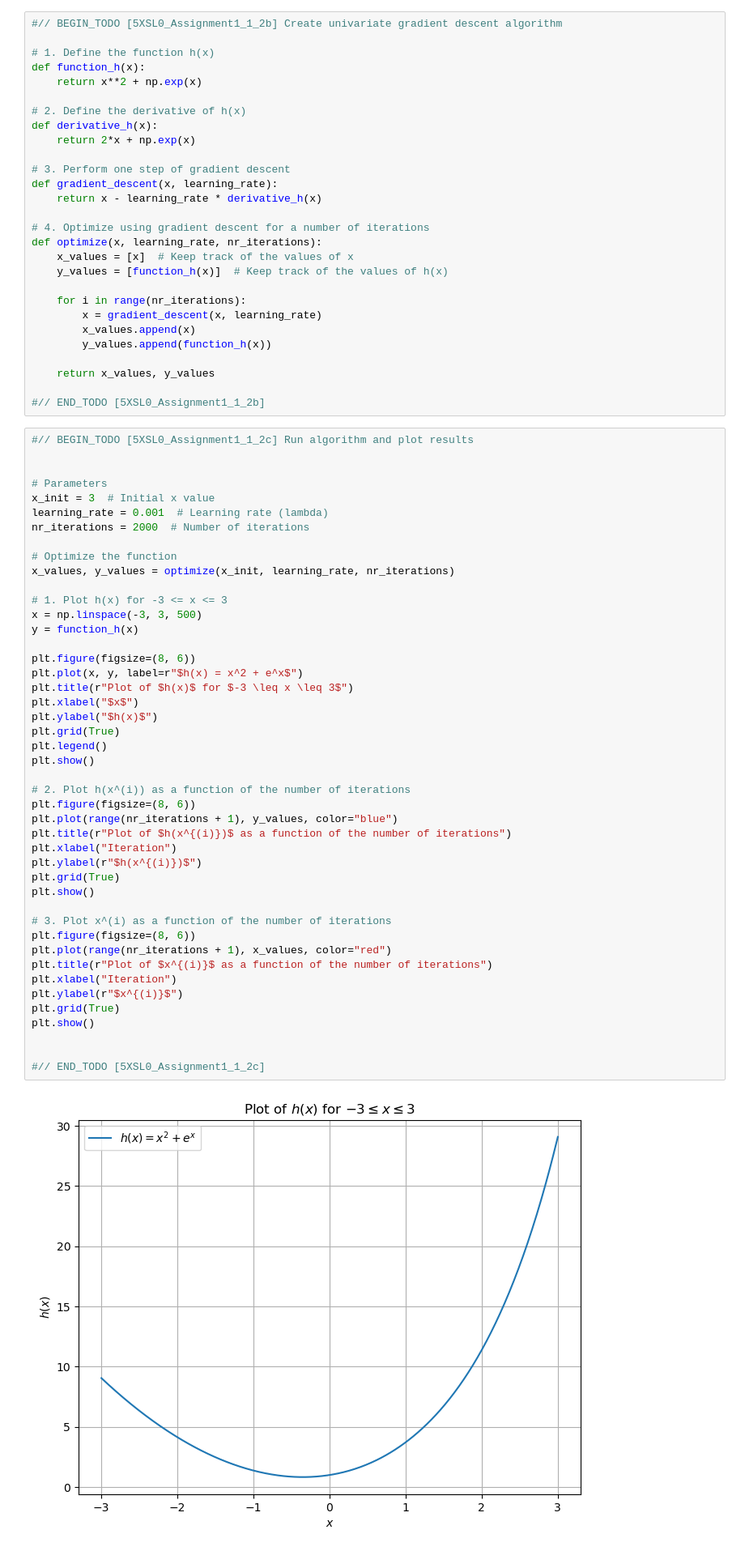
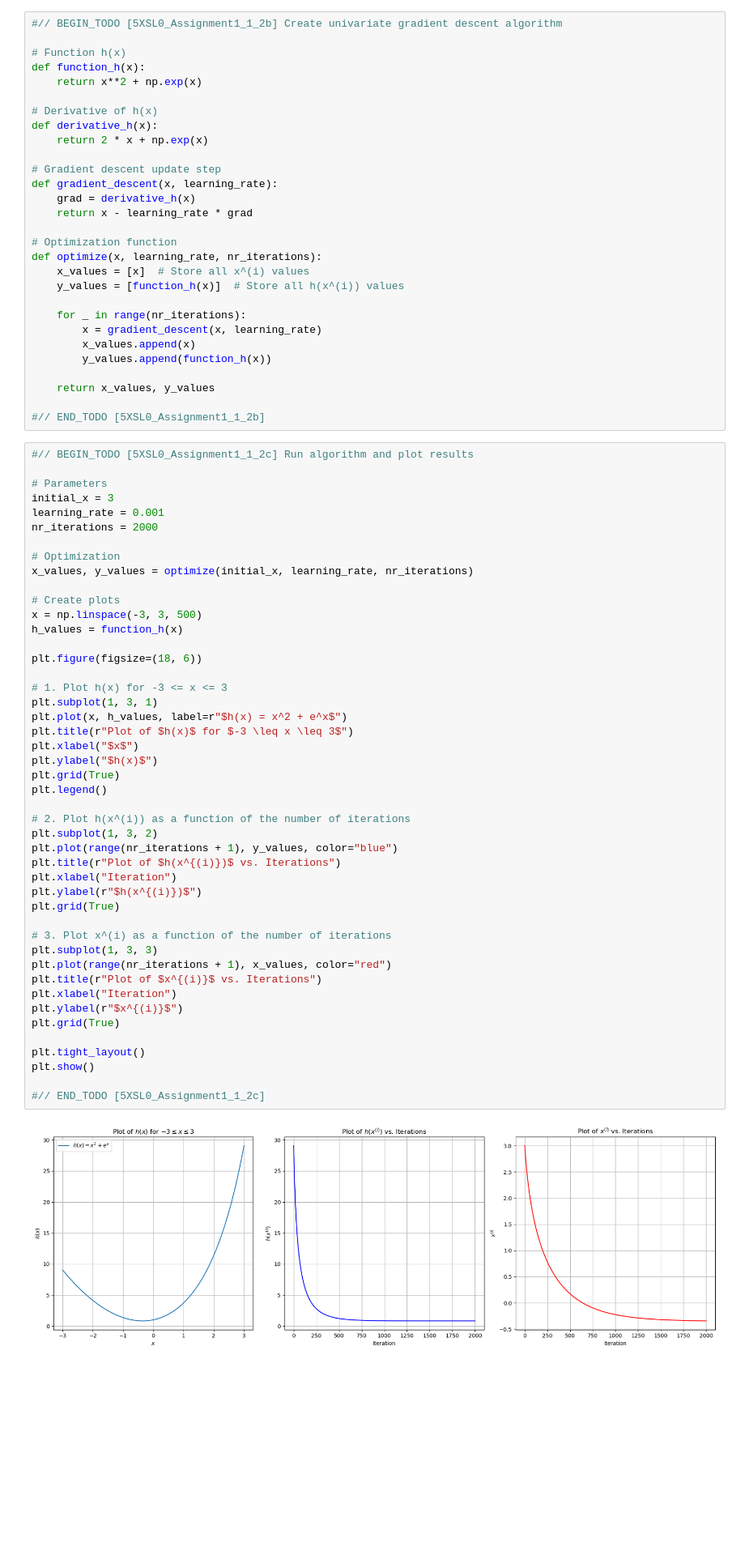
Before and after one commit to sadra-hub/5xsl0-machineLearning, a Jupyter notebook: assignment-1/assignment1-template.ipynb, the cells around one changed output. Shown at 81% size. Saved outputs shown, nothing was run; the diff lists cells and outputs as text; blank space fills up the shorter version.

Commit message:
📈  perf(notebook): Exercise 1.2: Univariate gradient descent

```diff
--- a/assignment-1/assignment1-template.ipynb
+++ b/assignment-1/assignment1-template.ipynb
@@ -205,24 +205,25 @@ However, this equation cannot be solved algebraically in closed form because the
 # %%
 #// BEGIN_TODO [5XSL0_Assignment1_1_2b] Create univariate gradient descent algorithm
 
-# 1. Define the function h(x)
+# Function h(x)
 def function_h(x):
     return x**2 + np.exp(x)
 
-# 2. Define the derivative of h(x)
+# Derivative of h(x)
 def derivative_h(x):
-    return 2*x + np.exp(x)
+    return 2 * x + np.exp(x)
 
-# 3. Perform one step of gradient descent
+# Gradient descent update step
 def gradient_descent(x, learning_rate):
-    return x - learning_rate * derivative_h(x)
+    grad = derivative_h(x)
+    return x - learning_rate * grad
 
-# 4. Optimize using gradient descent for a number of iterations
+# Optimization function
 def optimize(x, learning_rate, nr_iterations):
-    x_values = [x]  # Keep track of the values of x
-    y_values = [function_h(x)]  # Keep track of the values of h(x)
+    x_values = [x]  # Store all x^(i) values
+    y_values = [function_h(x)]  # Store all h(x^(i)) values
 
-    for i in range(nr_iterations):
+    for _ in range(nr_iterations):
         x = gradient_descent(x, learning_rate)
         x_values.append(x)
         y_values.append(function_h(x))
@@ -233,47 +234,48 @@ def optimize(x, learning_rate, nr_iterations):
 # %%
 #// BEGIN_TODO [5XSL0_Assignment1_1_2c] Run algorithm and plot results
 
+# Parameters
+initial_x = 3
+learning_rate = 0.001
+nr_iterations = 2000
 
-# Parameters
-x_init = 3  # Initial x value
-learning_rate = 0.001  # Learning rate (lambda)
-nr_iterations = 2000  # Number of iterations
+# Optimization
+x_values, y_values = optimize(initial_x, learning_rate, nr_iterations)
 
-# Optimize the function
-x_values, y_values = optimize(x_init, learning_rate, nr_iterations)
+# Create plots
+x = np.linspace(-3, 3, 500)
+h_values = function_h(x)
+
+plt.figure(figsize=(18, 6))
 
 # 1. Plot h(x) for -3 <= x <= 3
-x = np.linspace(-3, 3, 500)
-y = function_h(x)
-
-plt.figure(figsize=(8, 6))
-plt.plot(x, y, label=r"$h(x) = x^2 + e^x$")
+plt.subplot(1, 3, 1)
+plt.plot(x, h_values, label=r"$h(x) = x^2 + e^x$")
 plt.title(r"Plot of $h(x)$ for $-3 \leq x \leq 3$")
 plt.xlabel("$x$")
 plt.ylabel("$h(x)$")
 plt.grid(True)
 plt.legend()
-plt.show()
 
 # 2. Plot h(x^(i)) as a function of the number of iterations
-plt.figure(figsize=(8, 6))
+plt.subplot(1, 3, 2)
 plt.plot(range(nr_iterations + 1), y_values, color="blue")
-plt.title(r"Plot of $h(x^{(i)})$ as a function of the number of iterations")
+plt.title(r"Plot of $h(x^{(i)})$ vs. Iterations")
 plt.xlabel("Iteration")
 plt.ylabel(r"$h(x^{(i)})$")
 plt.grid(True)
-plt.show()
 
 # 3. Plot x^(i) as a function of the number of iterations
-plt.figure(figsize=(8, 6))
+plt.subplot(1, 3, 3)
 plt.plot(range(nr_iterations + 1), x_values, color="red")
-plt.title(r"Plot of $x^{(i)}$ as a function of the number of iterations")
+plt.title(r"Plot of $x^{(i)}$ vs. Iterations")
 plt.xlabel("Iteration")
 plt.ylabel(r"$x^{(i)}$")
 plt.grid(True)
+
+plt.tight_layout()
 plt.show()
 
-
 #// END_TODO [5XSL0_Assignment1_1_2c]
 # %% [output]
-[figure, old version]
+[figure, new version]
```
Also changed, not shown: parts of 1 cell of this notebook.
